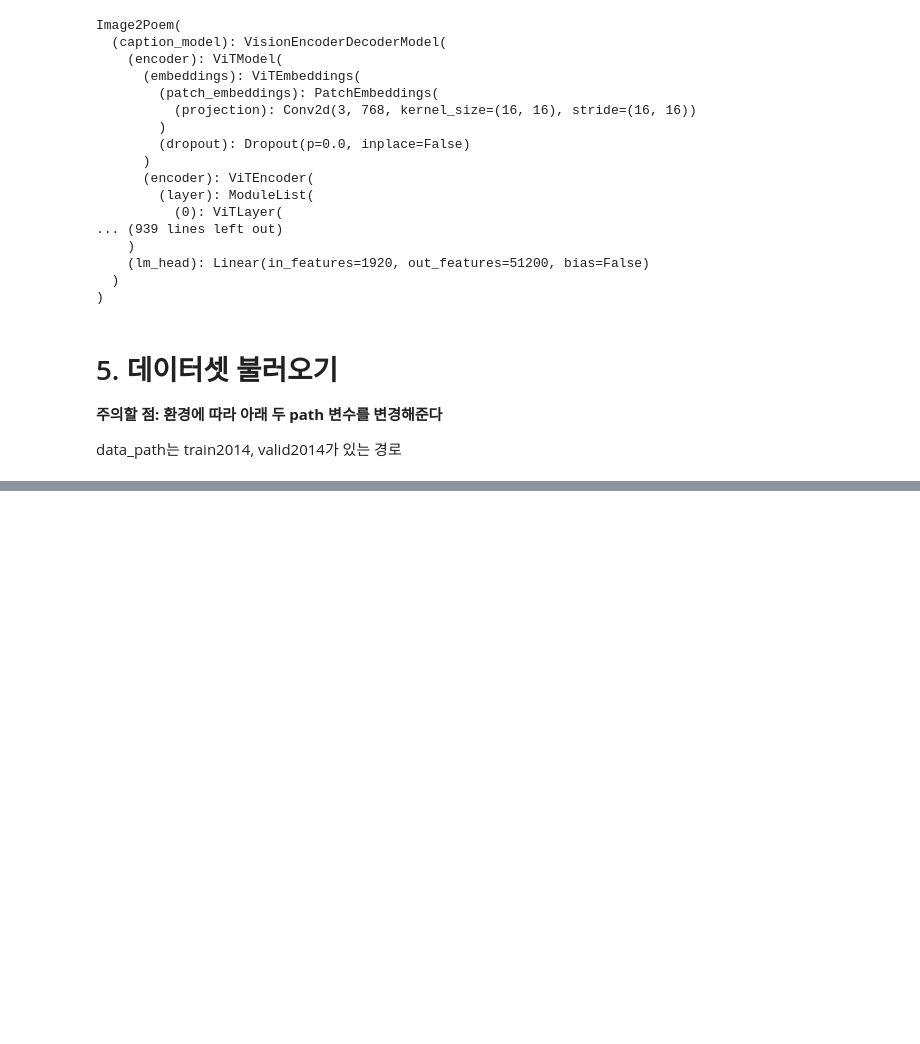
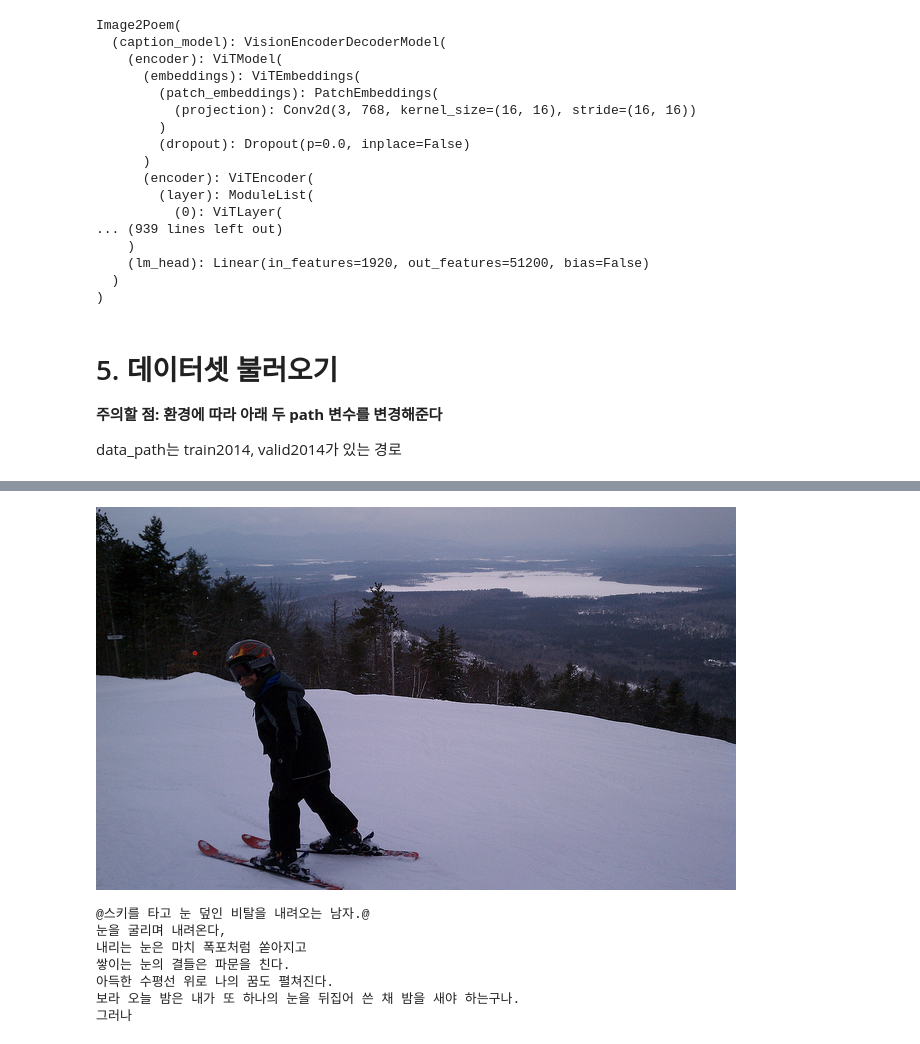
Before and after one commit to godjw/final-project-level3-nlp-08, a Jupyter notebook: prototype.ipynb, the cells around one changed output, grey strips where cells are left out. Saved outputs shown, nothing was run; the diff lists cells and outputs as text; code cells hidden in the pictures; blank space fills up the shorter version.

```diff
--- a/prototype.ipynb
+++ b/prototype.ipynb
@@ -148,0 +219,12 @@ prototype_model(img[index])
+# %%
+display(Image2See(img[index]))
+print(prototype_model(img[index]))
+# %% [output]
+[figure, added]
+@스키를 타고 눈 덮인 비탈을 내려오는 남자.@
+눈을 굴리며 내려온다,
+내리는 눈은 마치 폭포처럼 쏟아지고
+쌓이는 눈의 결들은 파문을 친다.
+아득한 수평선 위로 나의 꿈도 펼쳐진다.
+보라 오늘 밤은 내가 또 하나의 눈을 뒤집어 쓴 채 밤을 새야 하는구나.
+그러나
```
Also changed, not shown: parts of 12 cells of this notebook, 3 other files.
